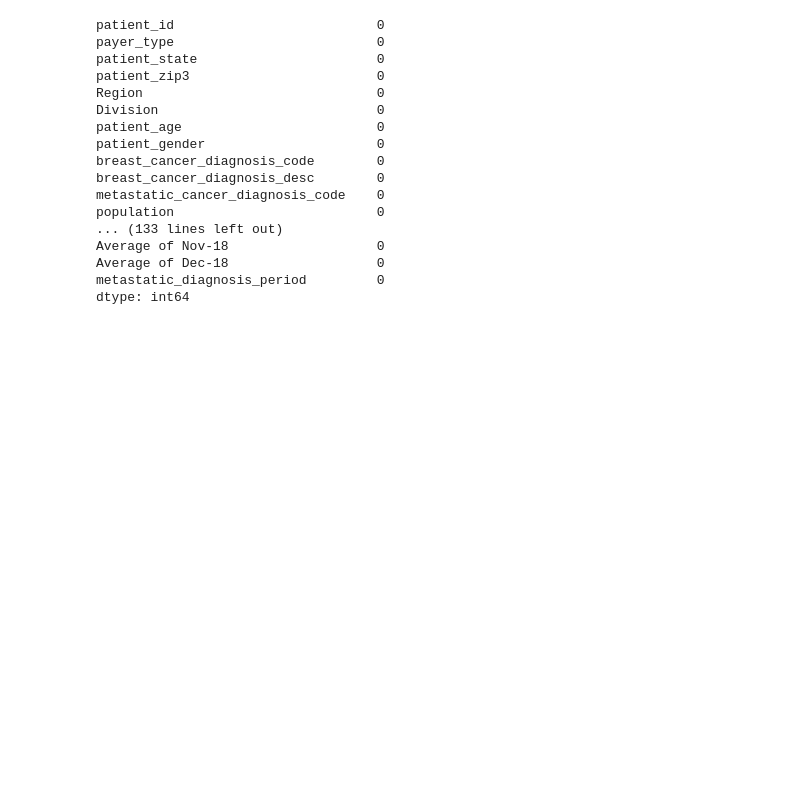
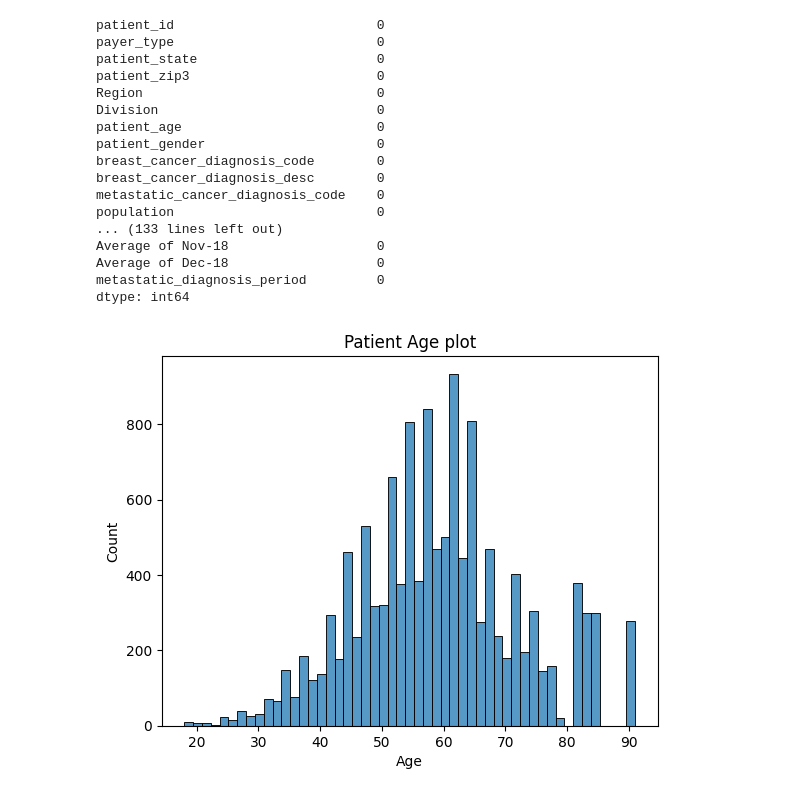
Before and after one commit to Chaitanya-surisetty/DataComp, a Jupyter notebook: TestFile.ipynb, the cells around one changed output. Cells and saved outputs as stored; diff of their text form; code cells hidden in the pictures; blank space fills up the shorter version.

```diff
--- a/TestFile.ipynb
+++ b/TestFile.ipynb
@@ -401,3 +401,11 @@ Average of Nov-18                   0
 Average of Dec-18                   0
 metastatic_diagnosis_period         0
 dtype: int64
+# %%
+sns.histplot(newData["patient_age"])
+plt.title("Patient Age plot")
+plt.xlabel("Age")
+plt.ylabel("Count")
+plt.show()
+# %% [output]
+[figure, added]
```
Also changed, not shown: parts of 2 cells of this notebook.
